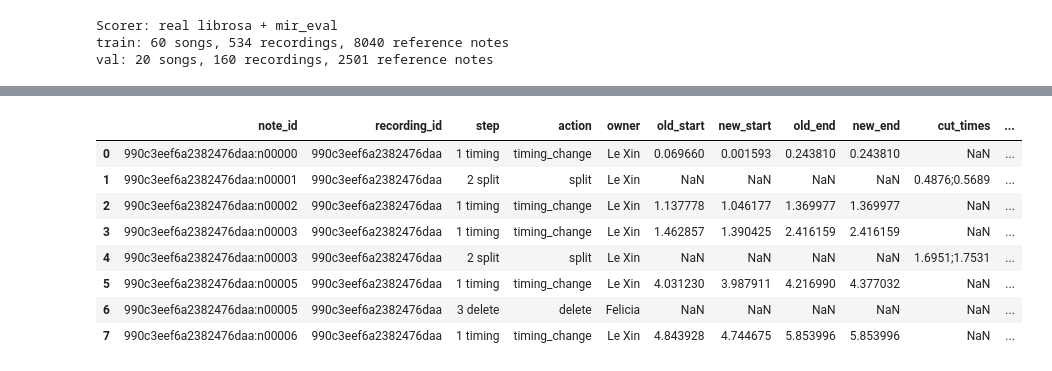
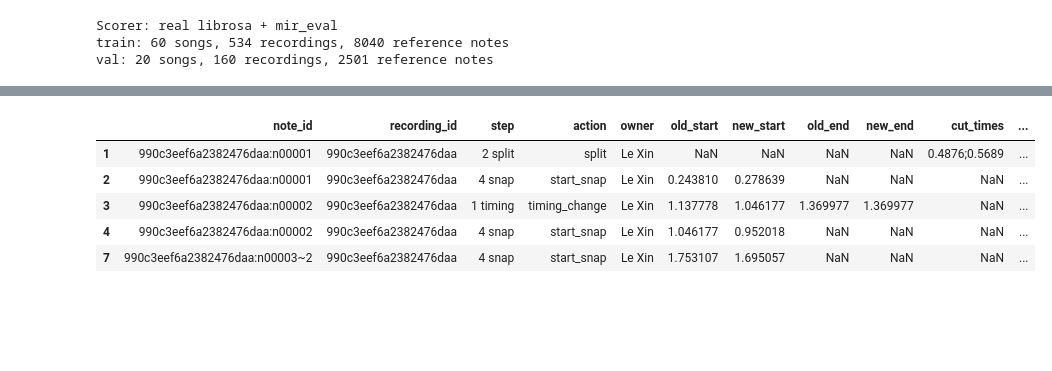
Before and after one commit to feliciaor2024-arch/Scoretify-Project, a Jupyter notebook: notebooks/correction_handover/combined_correction_system.ipynb, the cells around one changed output, grey strips where cells are left out. Saved outputs shown, nothing was run; the diff lists cells and outputs as text; code cells hidden in the pictures; blank space fills up the shorter version.

```diff
--- a/notebooks/correction_handover/combined_correction_system.ipynb
+++ b/notebooks/correction_handover/combined_correction_system.ipynb
@@ -65,11 +69,13 @@ val: 20 songs, 160 recordings, 2501 reference notes
 FILES = {'train': dict(bp=DATA / 'train_features.csv',
                        timing=EXPORTS / 'le_xin_timing_rf_audio_pitch_v2_nestedgate.csv',
                        split=EXPORTS / 'le_xin_split_train_oof_v1.csv',
-                       delete=EXPORTS / 'felicia_false_corrected_train_oof_v2_exploratory.csv'),
+                       delete=EXPORTS / 'felicia_false_corrected_train_oof_v2_exploratory.csv',
+                       snap=EXPORTS / 'le_xin_snap_train_oof_v1.csv'),
          'val':   dict(bp=DATA / 'val_features.csv',
                        timing=EXPORTS / 'le_xin_timing_val_rf_audio_pitch.csv',
                        split=EXPORTS / 'le_xin_split_val_v1.csv',
-                       delete=EXPORTS / 'felicia_false_corrected_val_v2_exploratory.csv')}
+                       delete=EXPORTS / 'felicia_false_corrected_val_v2_exploratory.csv',
+                       snap=EXPORTS / 'le_xin_snap_val_v1.csv')}
 original_id = lambda ids: ids.str.split('~').str[0]          # 'abc:n00006~1' -> 'abc:n00006'
 
 tables, checks = {}, []
@@ -88,11 +94,16 @@ for split, files in FILES.items():
     kept = t['delete'].set_index('note_id')
     assert kept.index.isin(bp.index).all()
     assert np.allclose(kept[['start', 'end', 'pitch']], bp.loc[kept.index, ['start', 'end', 'pitch']])
+    # snap: exactly the notes left after delete, in the same order; only starts moved
+    after_delete = t['split'][original_id(t['split'].note_id).isin(kept.index)].reset_index(drop=True)
+    assert t['snap'].note_id.tolist() == after_delete.note_id.tolist()
+    assert np.allclose(t['snap'][['end', 'pitch']], after_delete[['end', 'pitch']])
+    starts_moved = int((np.abs(t['snap'].start - after_delete.start) > 1e-9).sum())
     tables[split] = t
     checks.append(dict(split=split, bp_notes=len(t['bp']), after_timing=len(t['timing']),
                        after_split=len(t['split']), pieces_added=len(t['split']) - len(t['timing']),
-                       felicia_keeps=len(kept), felicia_deletes=len(t['bp']) - len(kept)))
+                       felicia_keeps=len(kept), felicia_deletes=len(t['bp']) - len(kept), snap_starts_moved=starts_moved))
 display(pd.DataFrame(checks).set_index('split'))
 print('All inputs fit together: timing keeps every note, split pieces trace back to timing notes, '
-      'Felicia only deletes.')
+      'Felicia only deletes, snap only moves starts of the notes left after delete.')
 # %% [output]
@@ -113,7 +124,8 @@ def chain(split):
     return {'Basic Pitch unchanged':              t['bp'],
             '+ timing':                           t['timing'],
             '+ timing + split':                   t['split'],
-            '+ timing + split + delete (final)':  apply_delete(t['split'], set(t['delete']['note_id']))}
+            '+ timing + split + delete':          apply_delete(t['split'], set(t['delete']['note_id'])),
+            '+ timing + split + delete + snap (final)': t['snap']}
 
 def score_stages(split, stages, extra=None):
     """Onset/offset F1 (song-macro, every recording) after each stage, and songs better/worse than the stage before."""
@@ -190,10 +205,11 @@ Caveat: val was already used to choose the Basic Pitch settings, so it is contin
 # Step 4: export the final note tables + one action history per split (write once; a rerun checks they still match)
 OUT = EXPORTS
 STEP_INFO = {'timing': ('1 timing', 'Le Xin', 'timing_change'), 'split': ('2 split', 'Le Xin', 'split'),
-             'delete': ('3 delete', 'Felicia', 'delete')}
+             'delete': ('3 delete', 'Felicia', 'delete'), 'snap': ('4 snap', 'Le Xin', 'start_snap')}
 
-def history(split):
-    """Every change the chain made, in order: one row per moved note, per split note, per deleted note."""
+def history(split, with_snap=False):
+    """Every change the chain made, in order: one row per moved note, per split note, per deleted note
+    (and, with_snap, per start moved by the snap step)."""
     t, rows = tables[split], []
     bp, timed = t['bp'].set_index('note_id'), t['timing'].set_index('note_id')
     moved = ((timed.start - bp.start).abs() > 1e-9) | ((timed.end - bp.end).abs() > 1e-9)
@@ -214,13 +230,19 @@ def history(split):
         gone = pieces.note_id[pieces.orig == nid]
         rows.append(dict(note_id=nid, recording_id=bp.at[nid, 'recording_id'], stage='delete',
                          new_note_ids=';'.join(gone)))                       # the note and its pieces removed
+    if with_snap:
+        before = apply_delete(t['split'], kept).set_index('note_id')
+        snapped = t['snap'].set_index('note_id')
+        for nid in snapped.index[(snapped.start - before.start).abs() > 1e-9]:
+            rows.append(dict(note_id=nid, recording_id=snapped.at[nid, 'recording_id'], stage='snap',
+                             old_start=before.at[nid, 'start'], new_start=snapped.at[nid, 'start']))
     h = pd.DataFrame(rows)
     h.insert(2, 'step', h.stage.map(lambda s: STEP_INFO[s][0]))
     h.insert(3, 'action', h.stage.map(lambda s: STEP_INFO[s][2]))
     h.insert(4, 'owner', h.stage.map(lambda s: STEP_INFO[s][1]))
     h['label_version'] = 'proposed_v2/train_targets_v2.csv (provisional)'
     order = {nid: i for i, nid in enumerate(t['bp'].note_id)}
-    return (h.assign(_o=h.note_id.map(order)).sort_values(['_o', 'step']).drop(columns=['_o', 'stage'])
+    return (h.assign(_o=original_id(h.note_id).map(order)).sort_values(['_o', 'step']).drop(columns=['_o', 'stage'])
              .reset_index(drop=True))
 
 def save_once(table, path, man=None):
@@ -237,18 +259,23 @@ def save_once(table, path, man=None):
         print('Saved:', path.name)
 
 summary = []
-for split, stages, name in [('train', train_stages, 'combined_final_train_oof_v1'),
-                            ('val',   val_stages,   'combined_final_val_v1')]:
-    final = stages['+ timing + split + delete (final)'][cu.NOTE_COLUMNS]
-    hist = history(split)
-    # the history must explain the final table exactly
-    pieces_added = hist.loc[hist.action == 'split', 'new_note_ids'].str.count(';').add(1).sum()
-    rows_deleted = hist.loc[hist.action == 'delete', 'new_note_ids'].str.count(';').add(1).sum()
-    assert len(final) == len(tables[split]['bp']) + pieces_added - rows_deleted
-    assert set(original_id(final.note_id)) == set(tables[split]['bp'].note_id) - set(hist.loc[hist.action == 'delete', 'note_id'])
-    save_once(final, OUT / f'{name}.csv', MANIFEST[split])
-    save_once(hist, OUT / f'{name}_actions.csv')
-    summary.append(dict(data=split, final_notes=len(final), **hist.action.value_counts().to_dict()))
-display(pd.DataFrame(summary).set_index('data'))
-display(history('val').head(8))
+for split, stages in [('train', train_stages), ('val', val_stages)]:
+    tag = 'train_oof' if split == 'train' else 'val'
+    for version, stage, with_snap in [('v1', '+ timing + split + delete', False),
+                                      ('v2', '+ timing + split + delete + snap (final)', True)]:
+        final = stages[stage][cu.NOTE_COLUMNS]
+        hist = history(split, with_snap)
+        # the history must explain the final table exactly
+        pieces_added = hist.loc[hist.action == 'split', 'new_note_ids'].str.count(';').add(1).sum()
+        rows_deleted = hist.loc[hist.action == 'delete', 'new_note_ids'].str.count(';').add(1).sum()
+        assert len(final) == len(tables[split]['bp']) + pieces_added - rows_deleted
+        assert set(original_id(final.note_id)) == set(tables[split]['bp'].note_id) - set(hist.loc[hist.action == 'delete', 'note_id'])
+        name = f'combined_final_{tag}_{version}'
+        save_once(final, OUT / f'{name}.csv', MANIFEST[split])
+        save_once(hist, OUT / f'{name}_actions.csv')
+        summary.append(dict(data=split, version=version, steps='1-4' if with_snap else '1-3', final_notes=len(final),
+                            **hist.action.value_counts().to_dict()))
+display(pd.DataFrame(summary).set_index(['data', 'version']))
+h = history('val', True)
+display(h[h.note_id.isin(h.loc[h.action == 'start_snap', 'note_id'].head(3))])
 # %% [output]
@@ -263,9 +296,6 @@ Saved: combined_final_val_v1_actions.csv
 |  | note_id | recording_id | step | action | owner | old_start | new_start | old_end | new_end | cut_times | ... |
-| 0 | 990c3eef6a2382476daa:n00000 | 990c3eef6a2382476daa | 1 timing | timing_change | Le Xin | 0.069660 | 0.001593 | 0.243810 | 0.243810 | NaN | ... |
 | 1 | 990c3eef6a2382476daa:n00001 | 990c3eef6a2382476daa | 2 split | split | Le Xin | NaN | NaN | NaN | NaN | 0.4876;0.5689 | ... |
-| 2 | 990c3eef6a2382476daa:n00002 | 990c3eef6a2382476daa | 1 timing | timing_change | Le Xin | 1.137778 | 1.046177 | 1.369977 | 1.369977 | NaN | ... |
-| 3 | 990c3eef6a2382476daa:n00003 | 990c3eef6a2382476daa | 1 timing | timing_change | Le Xin | 1.462857 | 1.390425 | 2.416159 | 2.416159 | NaN | ... |
-| 4 | 990c3eef6a2382476daa:n00003 | 990c3eef6a2382476daa | 2 split | split | Le Xin | NaN | NaN | NaN | NaN | 1.6951;1.7531 | ... |
-| 5 | 990c3eef6a2382476daa:n00005 | 990c3eef6a2382476daa | 1 timing | timing_change | Le Xin | 4.031230 | 3.987911 | 4.216990 | 4.377032 | NaN | ... |
-| 6 | 990c3eef6a2382476daa:n00005 | 990c3eef6a2382476daa | 3 delete | delete | Felicia | NaN | NaN | NaN | NaN | NaN | ... |
-| 7 | 990c3eef6a2382476daa:n00006 | 990c3eef6a2382476daa | 1 timing | timing_change | Le Xin | 4.843928 | 4.744675 | 5.853996 | 5.853996 | NaN | ... |
+| 2 | 990c3eef6a2382476daa:n00001 | 990c3eef6a2382476daa | 4 snap | start_snap | Le Xin | 0.243810 | 0.278639 | NaN | NaN | NaN | ... |
+| 3 | 990c3eef6a2382476daa:n00002 | 990c3eef6a2382476daa | 1 timing | timing_change | Le Xin | 1.137778 | 1.046177 | 1.369977 | 1.369977 | NaN | ... |
+| 4 | 990c3eef6a2382476daa:n00002 | 990c3eef6a2382476daa | 4 snap | start_snap | Le Xin | 1.046177 | 0.952018 | NaN | NaN | NaN | ... |
+| 7 | 990c3eef6a2382476daa:n00003~2 | 990c3eef6a2382476daa | 4 snap | start_snap | Le Xin | 1.753107 | 1.695057 | NaN | NaN | NaN | ... |
```
Also changed, not shown: parts of 5 cells of this notebook, 11 other files.
